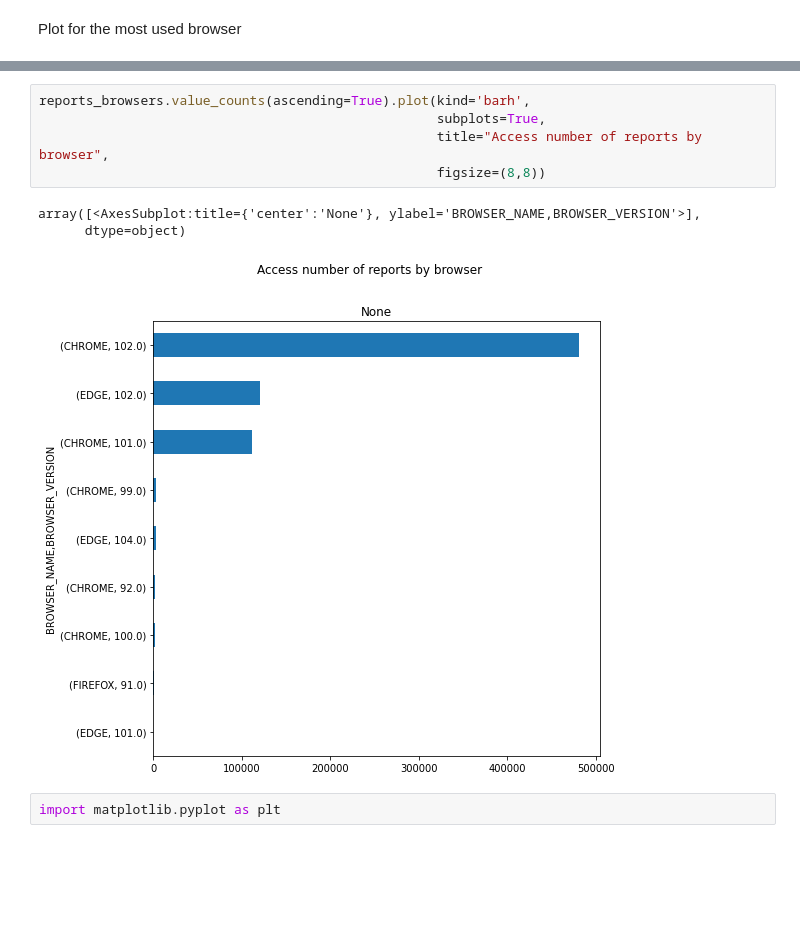
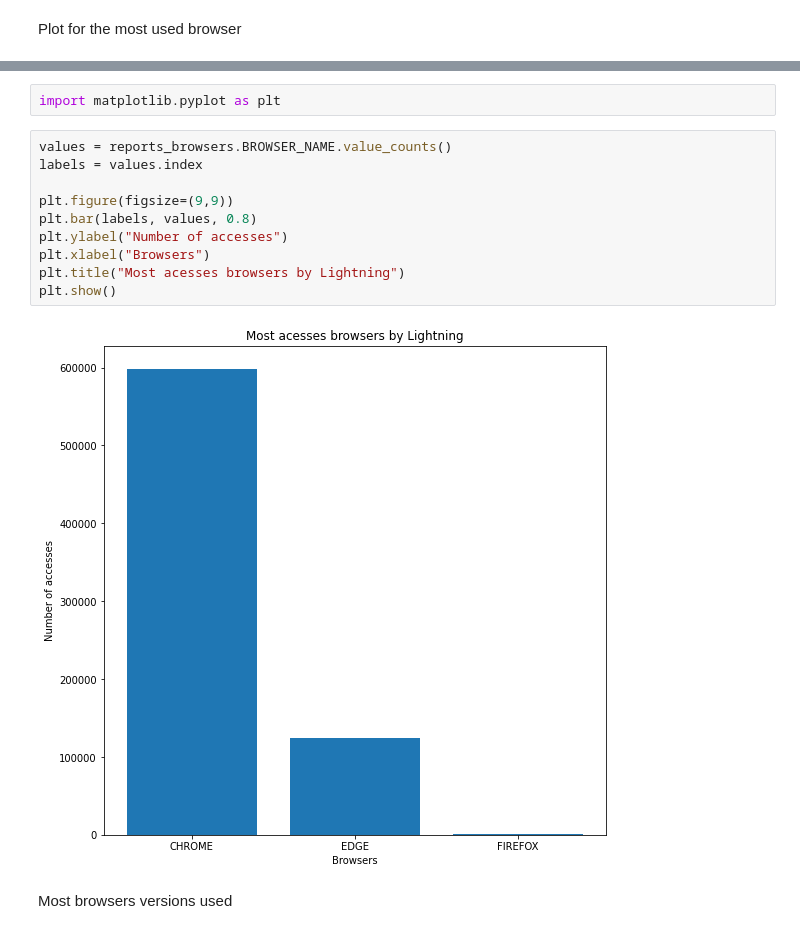
Before and after one commit to dell-splab/lightning-analysis, a Jupyter notebook: In Which browsers are these reports running.ipynb, the cells around one changed output, grey strips where cells are left out. Cells and saved outputs as stored; diff of their text form; blank space fills up the shorter version.

Commit message:
make plots for browser versions

```diff
--- a/In Which browsers are these reports running.ipynb
+++ b/In Which browsers are these reports running.ipynb
@@ -85,11 +61,16 @@ array([<AxesSubplot:title={'center':'BROWSER_NAME'}>], dtype=object)
-# %%
-reports_browsers.value_counts(ascending=True).plot(kind='barh',
-                                                   subplots=True,
-                                                   title="Access number of reports by browser",
-                                                   figsize=(8,8))
-# %% [output]
-array([<AxesSubplot:title={'center':'None'}, ylabel='BROWSER_NAME,BROWSER_VERSION'>],
-      dtype=object)
-[figure, removed]
-# %%
-import matplotlib.pyplot as plt
+# %%
+import matplotlib.pyplot as plt
+# %%
+values = reports_browsers.BROWSER_NAME.value_counts()
+labels = values.index
+
+plt.figure(figsize=(9,9))
+plt.bar(labels, values, 0.8)
+plt.ylabel("Number of accesses")
+plt.xlabel("Browsers")
+plt.title("Most acesses browsers by Lightning")
+plt.show()
+# %% [output]
+[figure, added]
+# %% [markdown]
+Most browsers versions used
```
Also changed, not shown: parts of 35 cells of this notebook.
